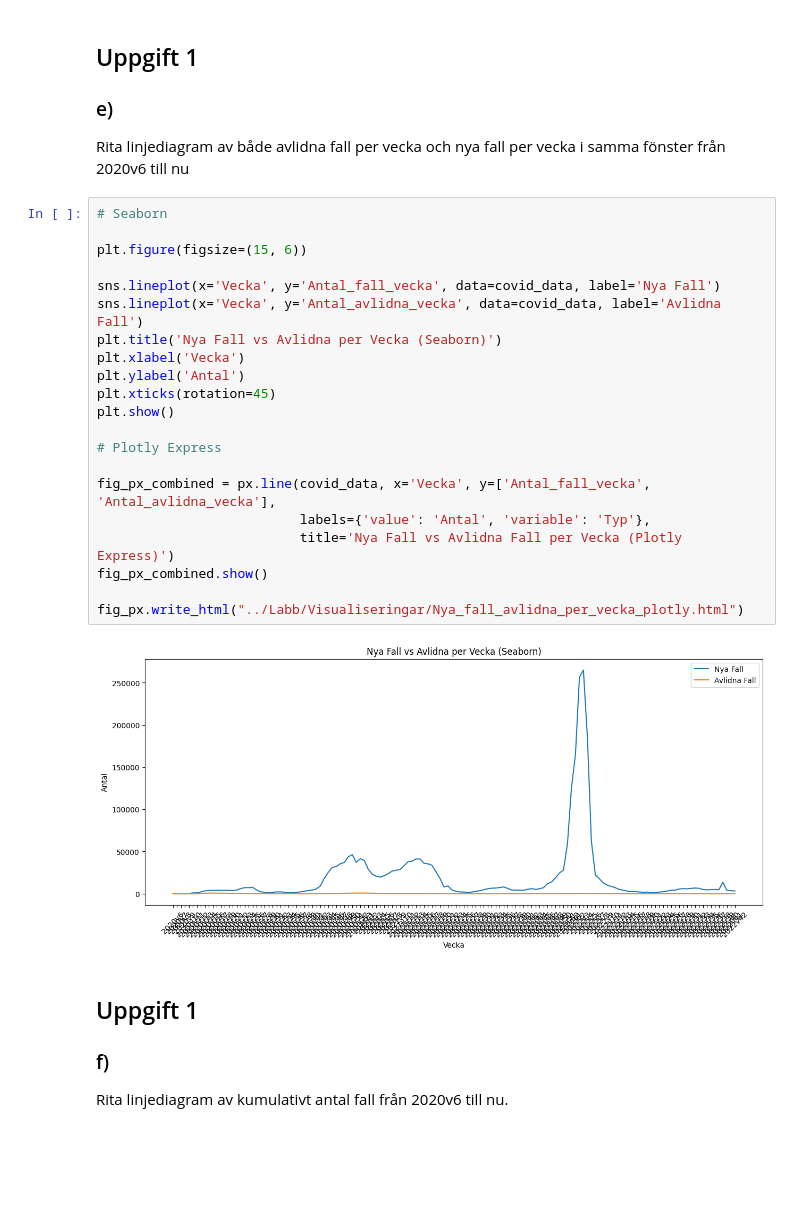
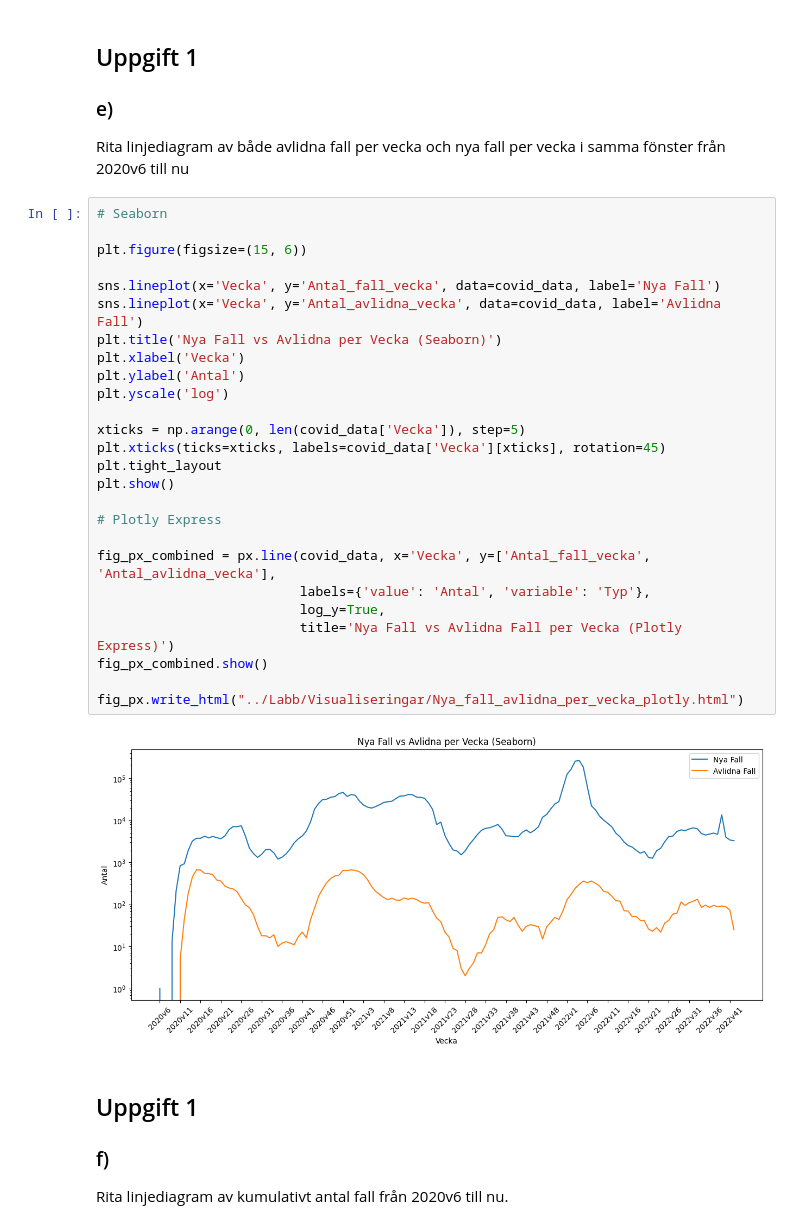
Before and after one commit to Wessnom/DataProcessing-Alexander-Wessner, a Jupyter notebook: Labb/Uppgift_1.ipynb, the cells around one changed output. Saved outputs shown, nothing was run; the diff lists cells and outputs as text; blank space fills up the shorter version.

```diff
--- a/Labb/Uppgift_1.ipynb
+++ b/Labb/Uppgift_1.ipynb
@@ -199,26 +246,31 @@ nu
 # %%
 # Seaborn
 
 plt.figure(figsize=(15, 6))
 
 sns.lineplot(x='Vecka', y='Antal_fall_vecka', data=covid_data, label='Nya Fall')
 sns.lineplot(x='Vecka', y='Antal_avlidna_vecka', data=covid_data, label='Avlidna Fall')
 plt.title('Nya Fall vs Avlidna per Vecka (Seaborn)')
 plt.xlabel('Vecka')
 plt.ylabel('Antal')
-plt.xticks(rotation=45)
+plt.yscale('log')
+
+xticks = np.arange(0, len(covid_data['Vecka']), step=5)
+plt.xticks(ticks=xticks, labels=covid_data['Vecka'][xticks], rotation=45)
+plt.tight_layout
 plt.show()
 
 # Plotly Express
 
 fig_px_combined = px.line(covid_data, x='Vecka', y=['Antal_fall_vecka', 'Antal_avlidna_vecka'],
                           labels={'value': 'Antal', 'variable': 'Typ'},
+                          log_y=True,
                           title='Nya Fall vs Avlidna Fall per Vecka (Plotly Express)')
 fig_px_combined.show()
 
 fig_px.write_html("../Labb/Visualiseringar/Nya_fall_avlidna_per_vecka_plotly.html")
 # %% [output]
-[figure, old version]
+[figure, new version]
 # %% [markdown]
 ## Uppgift 1
 ### f)
```
Also changed, not shown: parts of 8 cells of this notebook.
